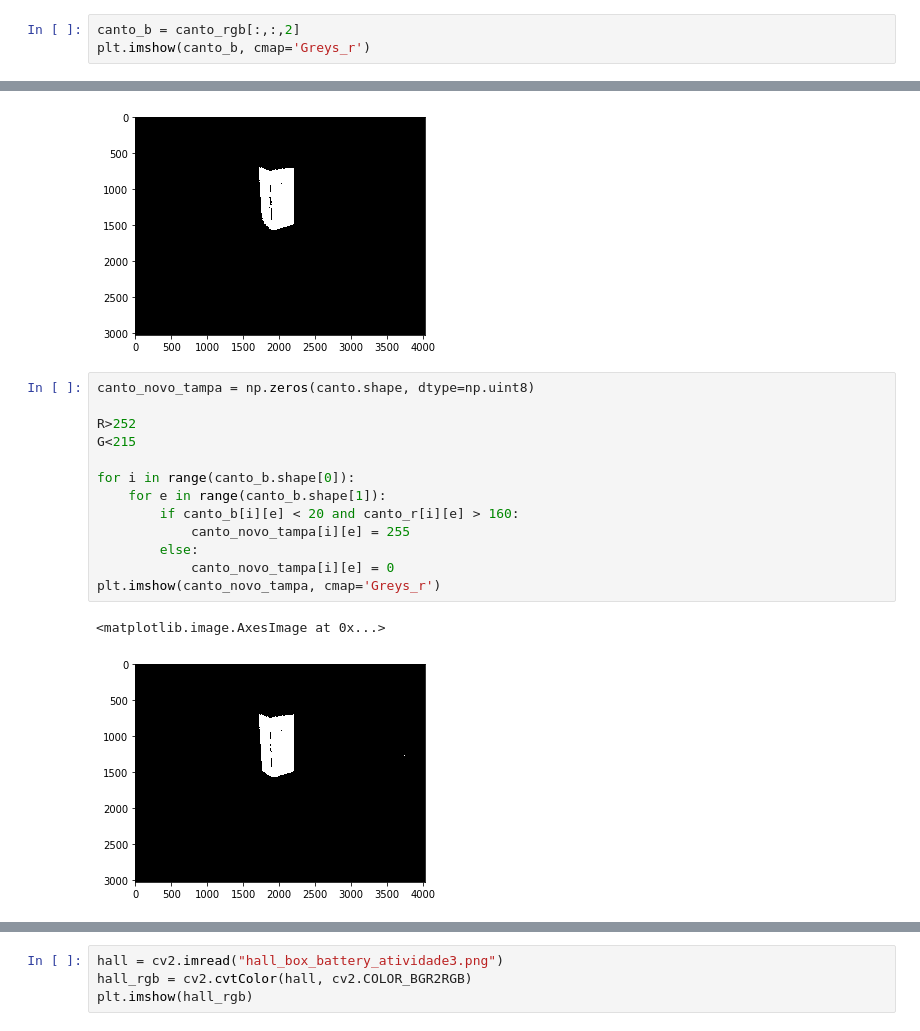
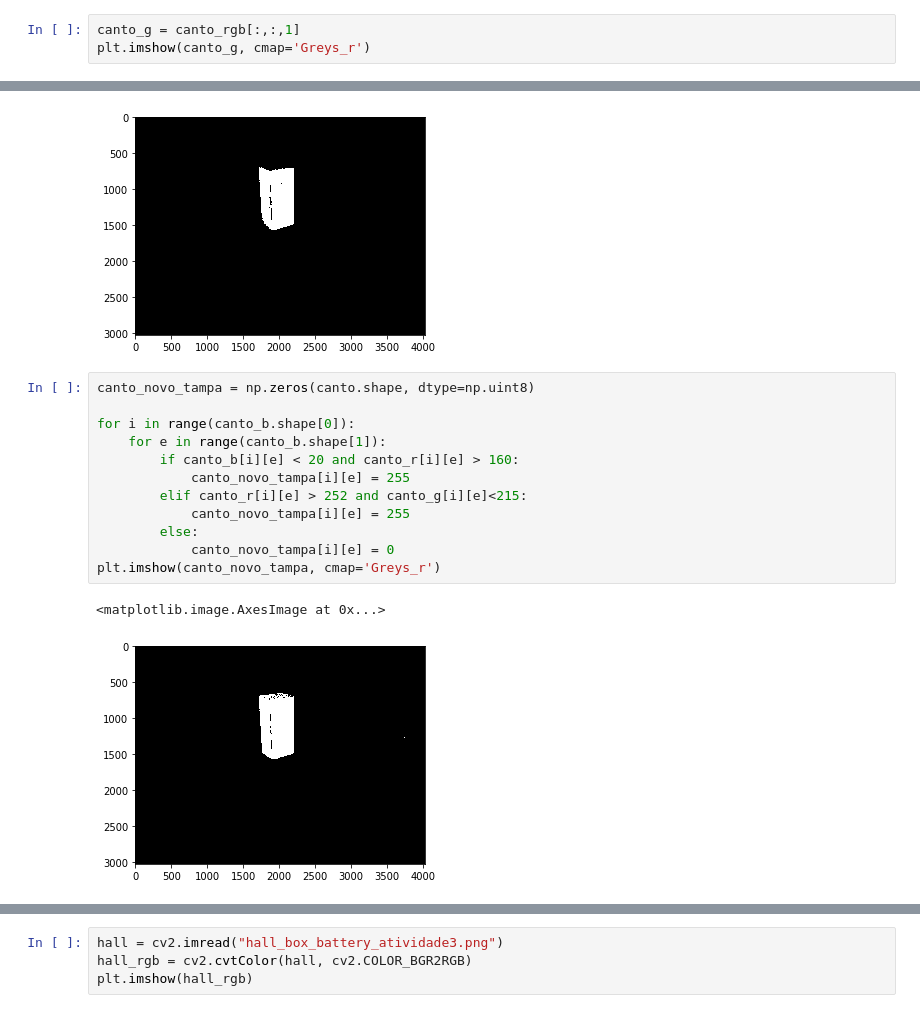
Before and after one commit to lucaskf1996/robotica2020, a Jupyter notebook: aula01/Atividade1_Visao.ipynb, the cells around one changed output, grey strips where cells are left out. Cells and saved outputs as stored; diff of their text form.

Commit message:
correção com tampa

```diff
--- a/aula01/Atividade1_Visao.ipynb
+++ b/aula01/Atividade1_Visao.ipynb
@@ -111,7 +117,7 @@ plt.imshow(canto_r, cmap='Greys_r')
 <matplotlib.image.AxesImage at 0x...>
 [figure]
 # %%
-canto_b = canto_rgb[:,:,2]
-plt.imshow(canto_b, cmap='Greys_r')
+canto_g = canto_rgb[:,:,1]
+plt.imshow(canto_g, cmap='Greys_r')
 # %% [output]
 <matplotlib.image.AxesImage at 0x...>
@@ -157,20 +176,19 @@ plt.imshow(canto_novo, cmap='Greys_r')
 [figure]
 # %%
 canto_novo_tampa = np.zeros(canto.shape, dtype=np.uint8)
-
-R>252
-G<215
 
 for i in range(canto_b.shape[0]):
     for e in range(canto_b.shape[1]):
         if canto_b[i][e] < 20 and canto_r[i][e] > 160:
             canto_novo_tampa[i][e] = 255
+        elif canto_r[i][e] > 252 and canto_g[i][e]<215:
+            canto_novo_tampa[i][e] = 255
         else:
             canto_novo_tampa[i][e] = 0
 plt.imshow(canto_novo_tampa, cmap='Greys_r')
 # %% [output]
 <matplotlib.image.AxesImage at 0x...>
-[figure, old version]
+[figure, new version]
 # %% [markdown]
 # Atividade 3
 
```
Also changed, not shown: parts of 4 cells of this notebook.
